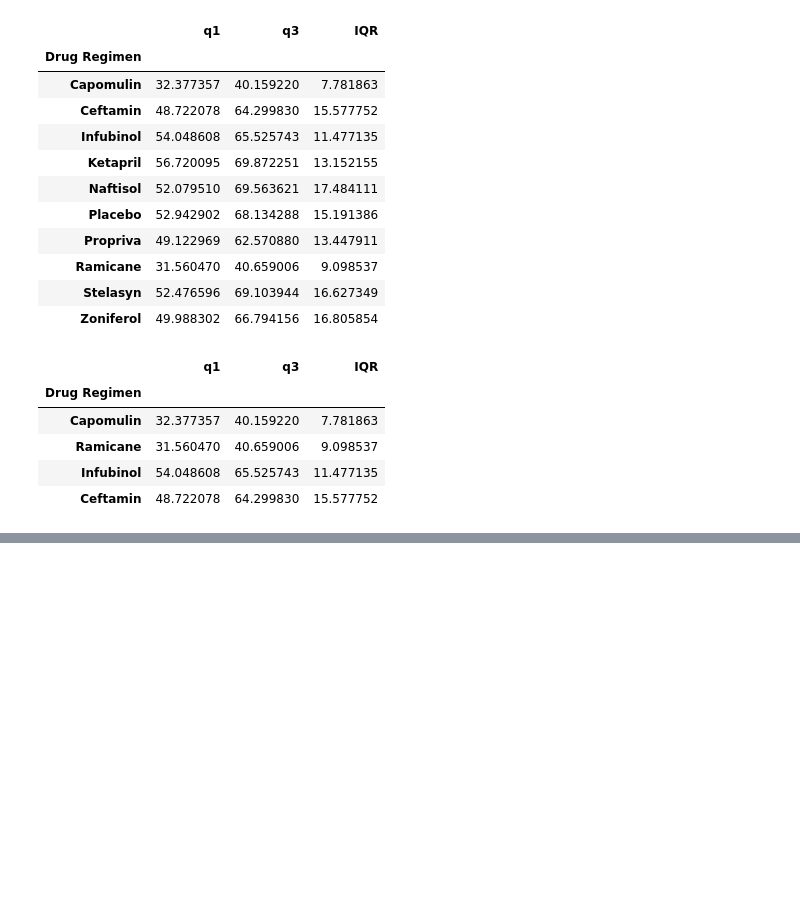
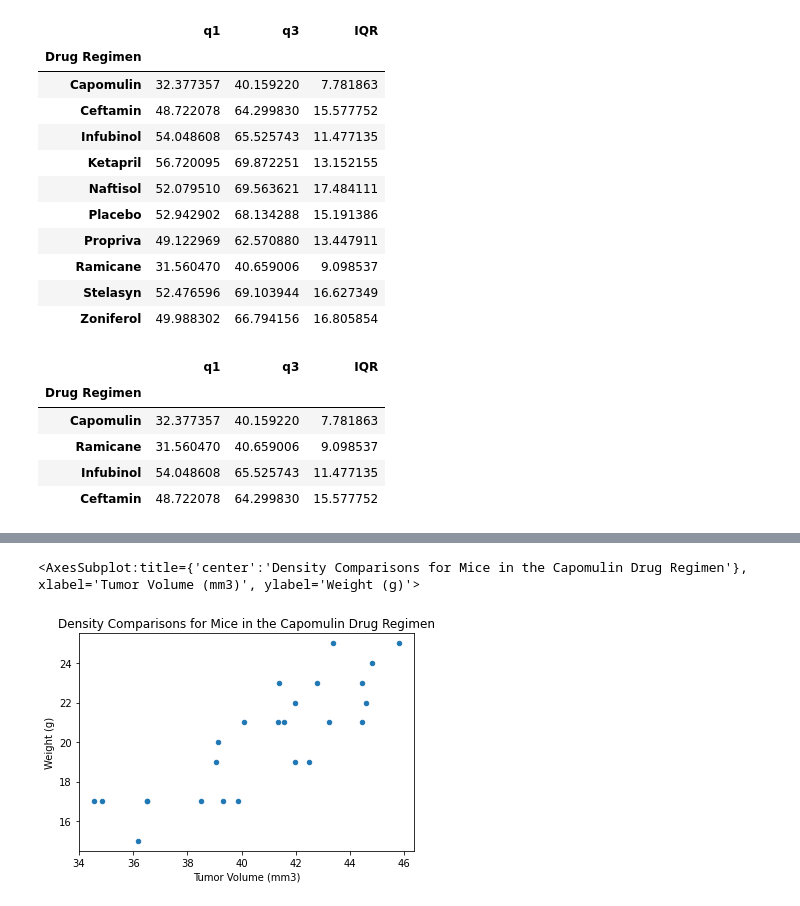
Before and after one commit to bakerv/Data-Visualization-Matplotlib, a Jupyter notebook: main.ipynb, the cells around one changed output, grey strips where cells are left out. Cells and saved outputs as stored; diff of their text form; code cells hidden in the pictures; blank space fills up the shorter version.

```diff
--- a/main.ipynb
+++ b/main.ipynb
@@ -255 +267,9 @@ singlemouse.plot(kind ="line")
 [figure]
+# %%
+capomulintumors = (rawdata.copy().groupby(["Drug Regimen","Mouse ID"])
+                   .agg({"Tumor Volume (mm3)":"mean","Weight (g)":'first'})
+                   .T["Capomulin"].T)
+capomulintumors.plot.scatter("Tumor Volume (mm3)","Weight (g)",title = "Density Comparisons for Mice in the Capomulin Drug Regimen")
+# %% [output]
+<AxesSubplot:title={'center':'Density Comparisons for Mice in the Capomulin Drug Regimen'}, xlabel='Tumor Volume (mm3)', ylabel='Weight (g)'>
+[figure, added]
```
Also changed, not shown: parts of 1 cell of this notebook.
